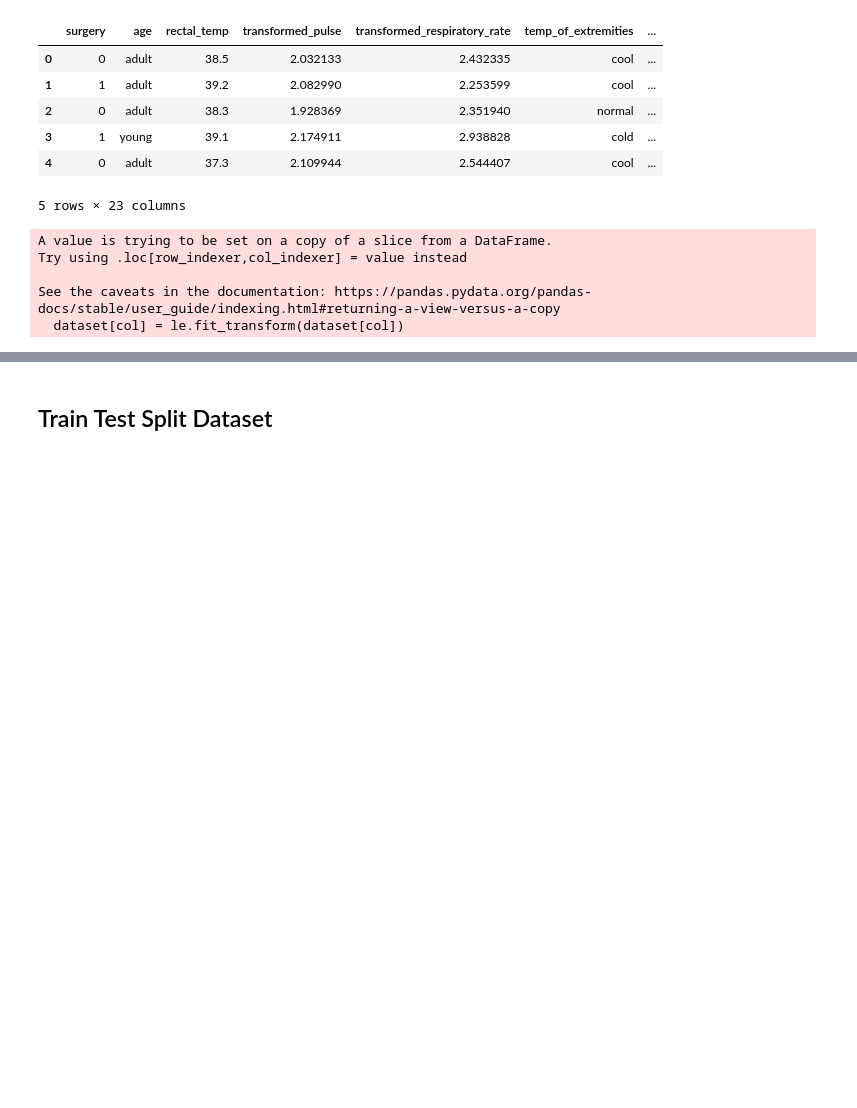
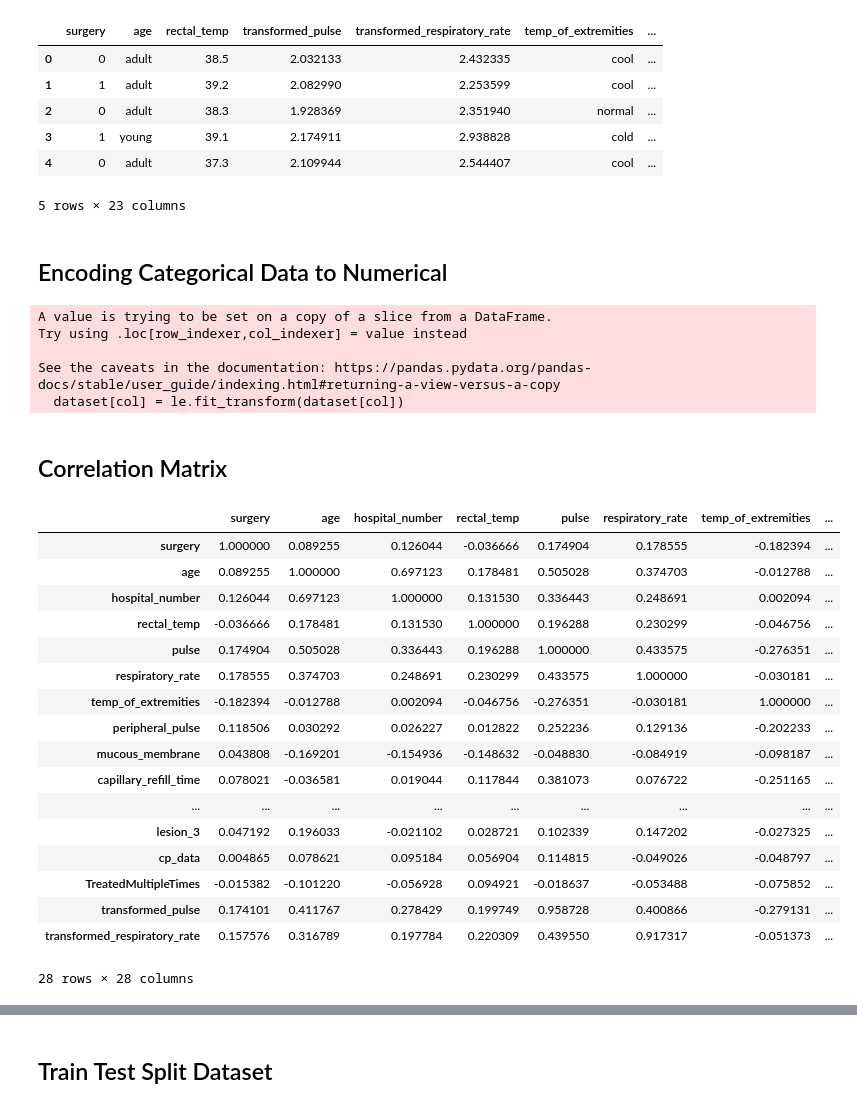
Before and after one commit to Jitensid/Data-Science-Lab-Submissions, a Jupyter notebook: Lab 1/Lab 1b.ipynb, the cells around one changed output, grey strips where cells are left out. Cells and saved outputs as stored; diff of their text form; code cells hidden in the pictures; blank space fills up the shorter version.

```diff
--- a/Lab 1/Lab 1b.ipynb
+++ b/Lab 1/Lab 1b.ipynb
@@ -1188,6 +1188,8 @@ modelling_dataset.head()
 | 3 | 1 | young | 39.1 | 2.174911 | 2.938828 | cold | ... |
 | 4 | 0 | adult | 37.3 | 2.109944 | 2.544407 | cool | ... |
 5 rows × 23 columns
+# %% [markdown]
+## Encoding Categorical Data to Numerical
 # %%
 from sklearn.preprocessing import LabelEncoder
 
@@ -1202,3 +1204,26 @@ Try using .loc[row_indexer,col_indexer] = value instead
 
 See the caveats in the documentation: https://pandas.pydata.org/pandas-docs/stable/user_guide/indexing.html#returning-a-view-versus-a-copy
   dataset[col] = le.fit_transform(dataset[col])
+# %% [markdown]
+## Correlation Matrix
+# %%
+dataset.corr()
+# %% [output]
+|  | surgery | age | hospital_number | rectal_temp | pulse | respiratory_rate | temp_of_extremities | ... |
+| surgery | 1.000000 | 0.089255 | 0.126044 | -0.036666 | 0.174904 | 0.178555 | -0.182394 | ... |
+| age | 0.089255 | 1.000000 | 0.697123 | 0.178481 | 0.505028 | 0.374703 | -0.012788 | ... |
+| hospital_number | 0.126044 | 0.697123 | 1.000000 | 0.131530 | 0.336443 | 0.248691 | 0.002094 | ... |
+| rectal_temp | -0.036666 | 0.178481 | 0.131530 | 1.000000 | 0.196288 | 0.230299 | -0.046756 | ... |
+| pulse | 0.174904 | 0.505028 | 0.336443 | 0.196288 | 1.000000 | 0.433575 | -0.276351 | ... |
+| respiratory_rate | 0.178555 | 0.374703 | 0.248691 | 0.230299 | 0.433575 | 1.000000 | -0.030181 | ... |
+| temp_of_extremities | -0.182394 | -0.012788 | 0.002094 | -0.046756 | -0.276351 | -0.030181 | 1.000000 | ... |
+| peripheral_pulse | 0.118506 | 0.030292 | 0.026227 | 0.012822 | 0.252236 | 0.129136 | -0.202233 | ... |
+| mucous_membrane | 0.043808 | -0.169201 | -0.154936 | -0.148632 | -0.048830 | -0.084919 | -0.098187 | ... |
+| capillary_refill_time | 0.078021 | -0.036581 | 0.019044 | 0.117844 | 0.381073 | 0.076722 | -0.251165 | ... |
+| ... | ... | ... | ... | ... | ... | ... | ... | ... |
+| lesion_3 | 0.047192 | 0.196033 | -0.021102 | 0.028721 | 0.102339 | 0.147202 | -0.027325 | ... |
+| cp_data | 0.004865 | 0.078621 | 0.095184 | 0.056904 | 0.114815 | -0.049026 | -0.048797 | ... |
+| TreatedMultipleTimes | -0.015382 | -0.101220 | -0.056928 | 0.094921 | -0.018637 | -0.053488 | -0.075852 | ... |
+| transformed_pulse | 0.174101 | 0.411767 | 0.278429 | 0.199749 | 0.958728 | 0.400866 | -0.279131 | ... |
+| transformed_respiratory_rate | 0.157576 | 0.316789 | 0.197784 | 0.220309 | 0.439550 | 0.917317 | -0.051373 | ... |
+28 rows × 28 columns
```
Also changed, not shown: parts of 19 cells of this notebook, 1 other file.
